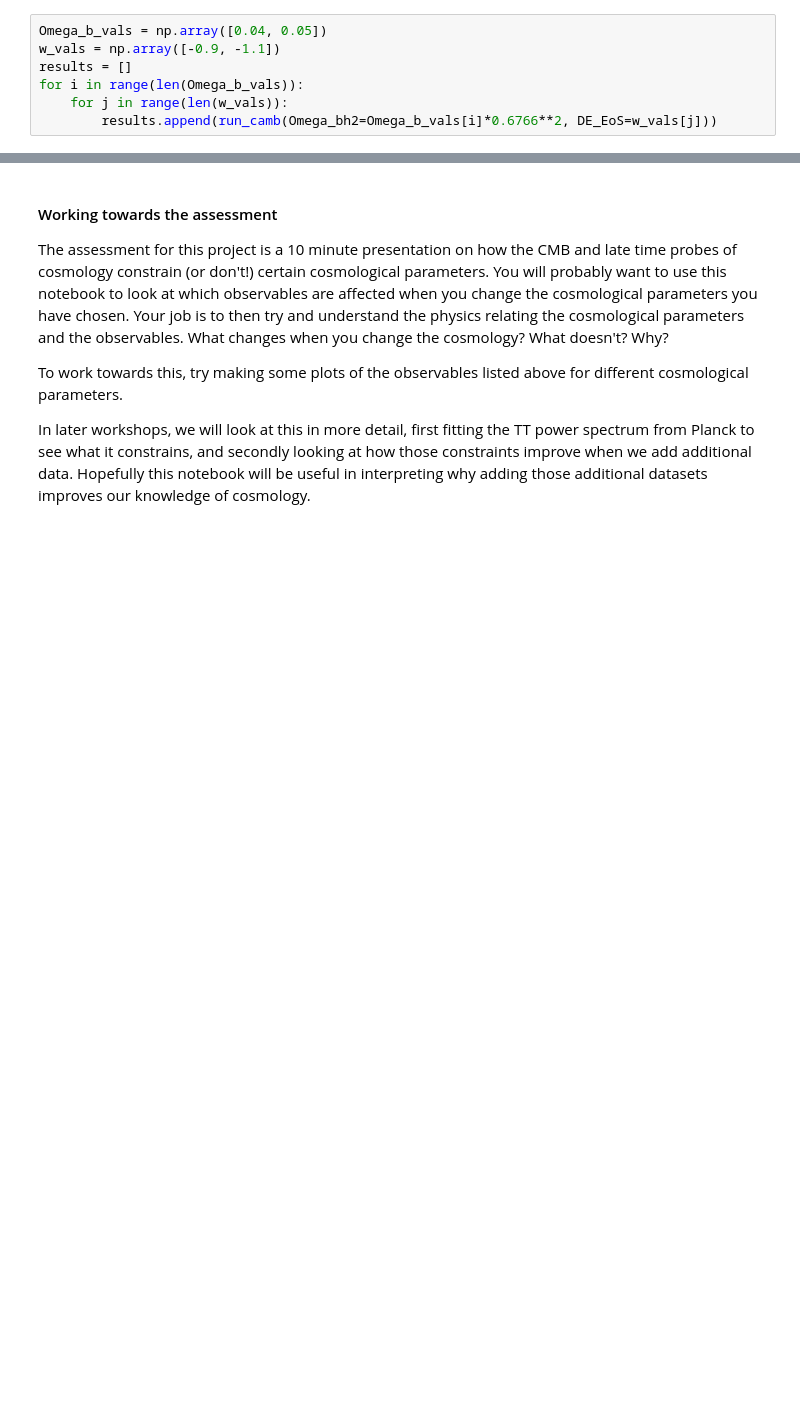
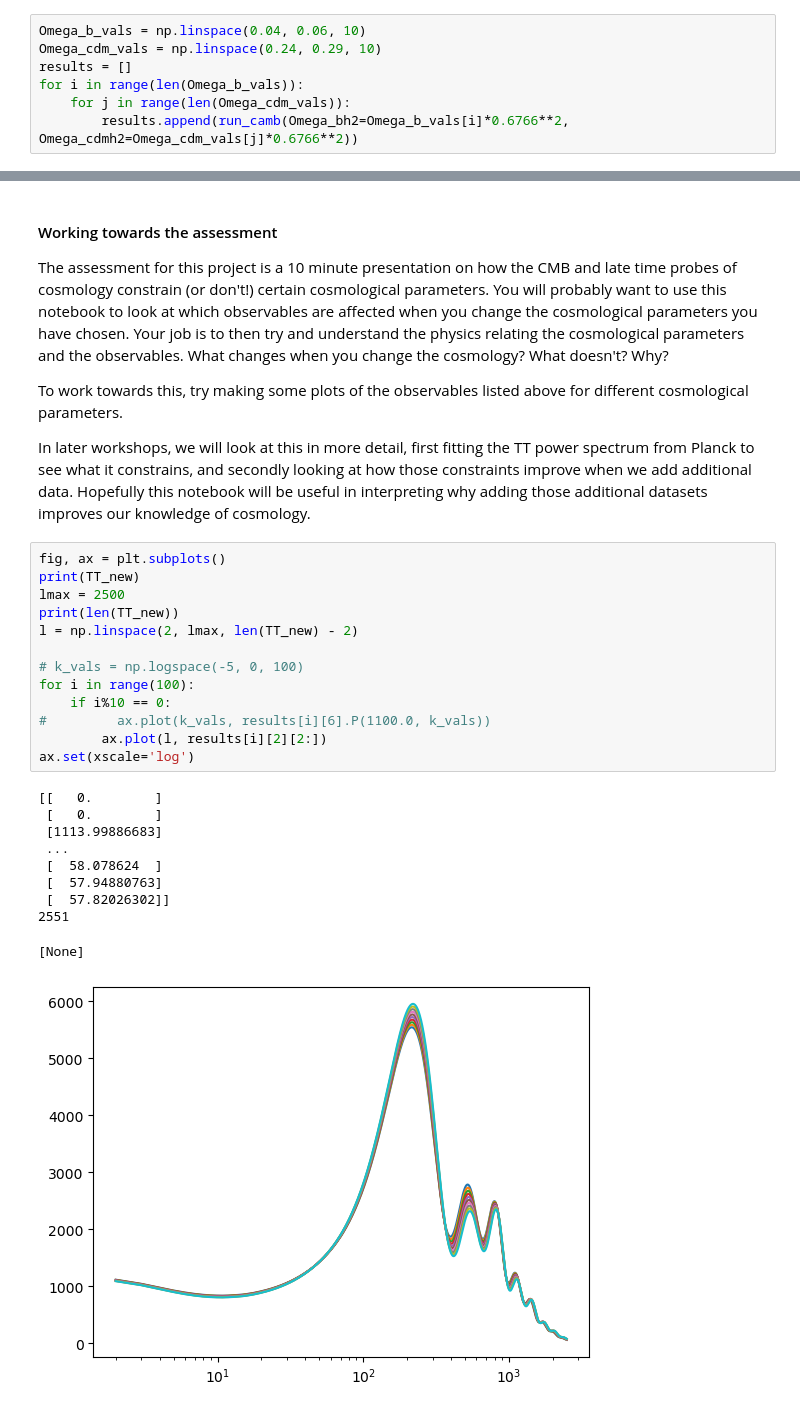
Before and after one commit to ryanwhite1/PHYS4080-Parameter-Project, a Jupyter notebook: CAMB_Introduction.ipynb, the cells around one changed output, grey strips where cells are left out. Saved outputs shown, nothing was run; the diff lists cells and outputs as text; blank space fills up the shorter version.

Commit message:
Updates, new plots

```diff
--- a/CAMB_Introduction.ipynb
+++ b/CAMB_Introduction.ipynb
@@ -139,12 +139,12 @@ def run_camb(Omega_bh2=0.02242, Omega_cdmh2=0.11933, Omega_k=0.0, H0=67.66, DE_E
 # %% [markdown]
 You can even create an array of results for various cosmological models using the above function. For instance if we are interested in changing $\Omega_{b}$ and $w$, we could do
 # %%
-Omega_b_vals = np.array([0.04, 0.05])
-w_vals = np.array([-0.9, -1.1])
+Omega_b_vals = np.linspace(0.04, 0.06, 10)
+Omega_cdm_vals = np.linspace(0.24, 0.29, 10)
 results = []
 for i in range(len(Omega_b_vals)):
-    for j in range(len(w_vals)):
-        results.append(run_camb(Omega_bh2=Omega_b_vals[i]*0.6766**2, DE_EoS=w_vals[j]))
+    for j in range(len(Omega_cdm_vals)):
+        results.append(run_camb(Omega_bh2=Omega_b_vals[i]*0.6766**2, Omega_cdmh2=Omega_cdm_vals[j]*0.6766**2))
 # %% [markdown]
 Each element of 'results' now contains the observables for a different cosmological model. You can access the individual observables for each cosmology using the correponding elements of results, i.e.,
 # %%
@@ -170,3 +170,27 @@ The assessment for this project is a 10 minute presentation on how the CMB and l
 To work towards this, try making some plots of the observables listed above for different cosmological parameters.
 
 In later workshops, we will look at this in more detail, first fitting the TT power spectrum from Planck to see what it constrains, and secondly looking at how those constraints improve when we add additional data. Hopefully this notebook will be useful in interpreting why adding those additional datasets improves our knowledge of cosmology.
+# %%
+fig, ax = plt.subplots()
+print(TT_new)
+lmax = 2500
+print(len(TT_new))
+l = np.linspace(2, lmax, len(TT_new) - 2)
+
+# k_vals = np.logspace(-5, 0, 100)
+for i in range(100):
+    if i%10 == 0:
+#         ax.plot(k_vals, results[i][6].P(1100.0, k_vals))
+        ax.plot(l, results[i][2][2:])
+ax.set(xscale='log')
+# %% [output]
+[[   0.        ]
+ [   0.        ]
+ [1113.99886683]
+ ...
+ [  58.078624  ]
+ [  57.94880763]
+ [  57.82026302]]
+2551
+[None]
+[figure, added]
```
Also changed, not shown: parts of 1 cell of this notebook, 2 other files.
